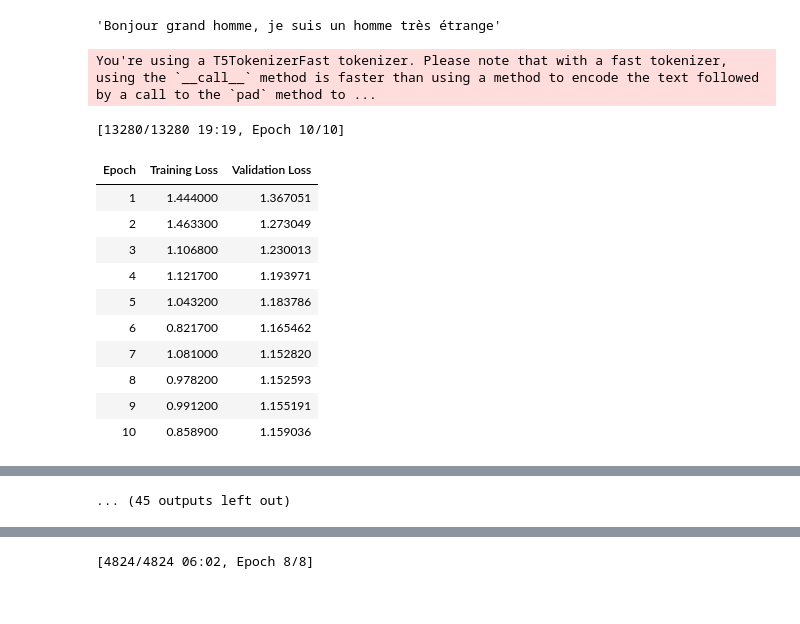
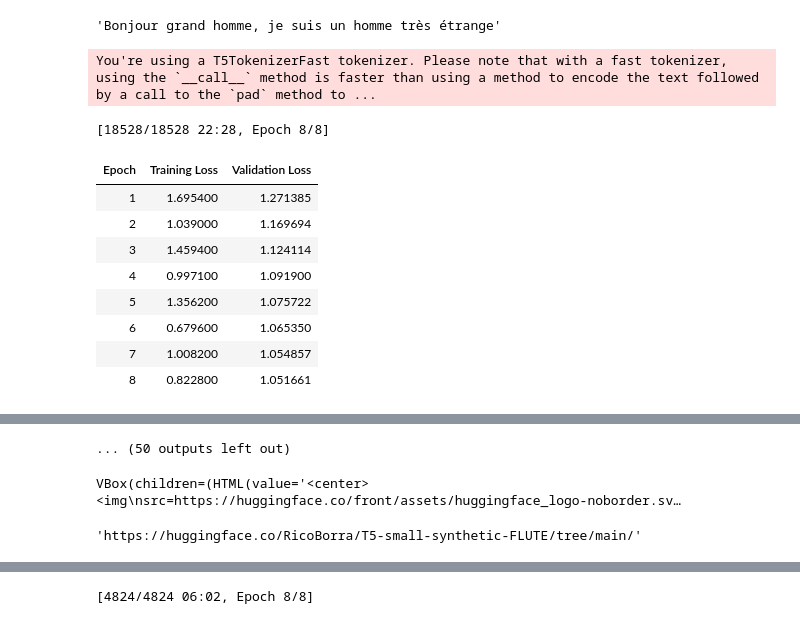
Before and after one commit to RicoBorra/FigurativeLanguageUnderstanding, a Jupyter notebook: t5_with_synthetic.ipynb, the cells around one changed output, grey strips where cells are left out. Cells and saved outputs as stored; diff of their text form; code cells hidden in the pictures.

```diff
--- a/t5_with_synthetic.ipynb
+++ b/t5_with_synthetic.ipynb
@@ -9,7 +9,7 @@ import evaluate
 import nltk
 
 BATCH_SIZE = 10
-NUM_EPOCHS = 10
+NUM_EPOCHS = 8
 base_checkpoint = "t5-small"
 
 tokenizer = AutoTokenizer.from_pretrained(base_checkpoint)
@@ -57,10 +57,10 @@ for now_ds in (ds_syn.train_test_split(test_size=0.2), ds.train_test_split(test_
     curr_ds = now_ds.map(preprocess_dataset_s1, batched=True).remove_columns(now_ds['train'].column_names)
 
     training_args = Seq2SeqTrainingArguments(
-        output_dir=f"synthetics",
+        output_dir=f"T5-small-synthetic-FLUTE",
         learning_rate=3e-4,
-        per_device_train_batch_size=10,
-        per_device_eval_batch_size=2*10,
+        per_device_train_batch_size=8,
+        per_device_eval_batch_size=2*8,
         save_total_limit=2,
         num_train_epochs=NUM_EPOCHS,
         report_to="none",
@@ -80,47 +80,46 @@ for now_ds in (ds_syn.train_test_split(test_size=0.2), ds.train_test_split(test_
         data_collator=DataCollatorForSeq2Seq(tokenizer=tokenizer),
     )
 
     trainer.train()
 
     # have to do batched rouge computation otherwise not enough memory
     rouge = evaluate.load("rouge")
     metrics = {'rouge1': 0., 'rouge2': 0., 'rougeL': 0., 'rougeLsum': 0.}
     count = 0
-    for i in range(0, len(curr_ds['test']), 100):
+    for i in range(0, len(curr_ds['test']), 80):
         count += 1
-        (predictions, _), label_ids, _ = trainer.predict(test_dataset=curr_ds['test'].select(range(i, min(i+100, len(curr_ds['test'])))))
+        (predictions, _), label_ids, _ = trainer.predict(test_dataset=curr_ds['test'].select(range(i, min(i+80, len(curr_ds['test'])))))
+        # delete stuff after EOS token
         predicted_token_ids = torch.argmax(torch.from_numpy(predictions), dim=-1)
-        # delete stuff after EOS token
         for i in range(predicted_token_ids.shape[0]):
             ind = (predicted_token_ids[i] == 1).nonzero(as_tuple=True)[0]
             if ind.numel() != 0:
                 predicted_token_ids[i, ind[0]:] = 1
 
         decoded_preds = tokenizer.batch_decode(predicted_token_ids, skip_special_tokens=True)
         labels = np.where(label_ids != -100, label_ids, tokenizer.pad_token_id)
         decoded_labels = tokenizer.batch_decode(labels, skip_special_tokens=True)
         new_metrics = rouge.compute(predictions=decoded_preds, references=decoded_labels, use_stemmer=True)
         for k in new_metrics:
             metrics[k] += new_metrics[k]
 
     for k in metrics:
             metrics[k] /= count
 
     print(metrics['rouge1'])
+    break
 # %% [output]
 You're using a T5TokenizerFast tokenizer. Please note that with a fast tokenizer, using the `__call__` method is faster than using a method to encode the text followed by a call to the `pad` method to ...
-[13280/13280 19:19, Epoch 10/10]
+[18528/18528 22:28, Epoch 8/8]
 | Epoch | Training Loss | Validation Loss |
-| 1 | 1.444000 | 1.367051 |
-| 2 | 1.463300 | 1.273049 |
-| 3 | 1.106800 | 1.230013 |
-| 4 | 1.121700 | 1.193971 |
-| 5 | 1.043200 | 1.183786 |
-| 6 | 0.821700 | 1.165462 |
-| 7 | 1.081000 | 1.152820 |
-| 8 | 0.978200 | 1.152593 |
-| 9 | 0.991200 | 1.155191 |
-| 10 | 0.858900 | 1.159036 |
+| 1 | 1.695400 | 1.271385 |
+| 2 | 1.039000 | 1.169694 |
+| 3 | 1.459400 | 1.124114 |
+| 4 | 0.997100 | 1.091900 |
+| 5 | 1.356200 | 1.075722 |
+| 6 | 0.679600 | 1.065350 |
+| 7 | 1.008200 | 1.054857 |
+| 8 | 0.822800 | 1.051661 |
 [interactive output not drawn]
 [interactive output not drawn]
 [interactive output not drawn]
@@ -130,7 +129,14 @@ You're using a T5TokenizerFast tokenizer. Please note that with a fast tokenizer
 [interactive output not drawn]
 [interactive output not drawn]
 [interactive output not drawn]
-... (45 outputs left out)
+... (50 outputs left out)
+# %%
+from huggingface_hub import login
+login()
+trainer.push_to_hub()
+# %% [output]
+VBox(children=(HTML(value='<center> <img\nsrc=https://huggingface.co/front/assets/huggingface_logo-noborder.sv…
+'https://huggingface.co/RicoBorra/T5-small-synthetic-FLUTE/tree/main/'
 # %%
 decoded_preds
 # %% [output]
```
Also changed, not shown: 3 other files.
